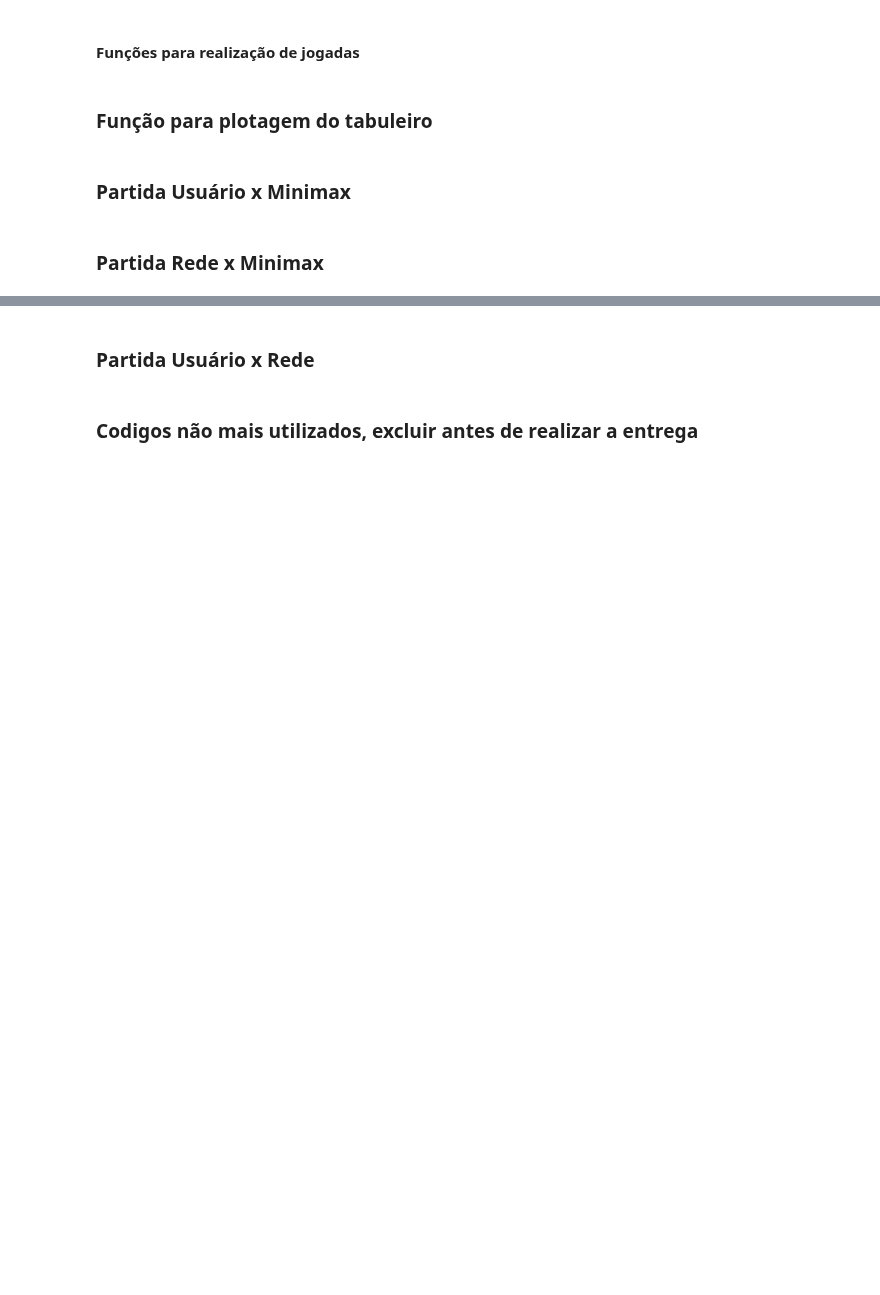
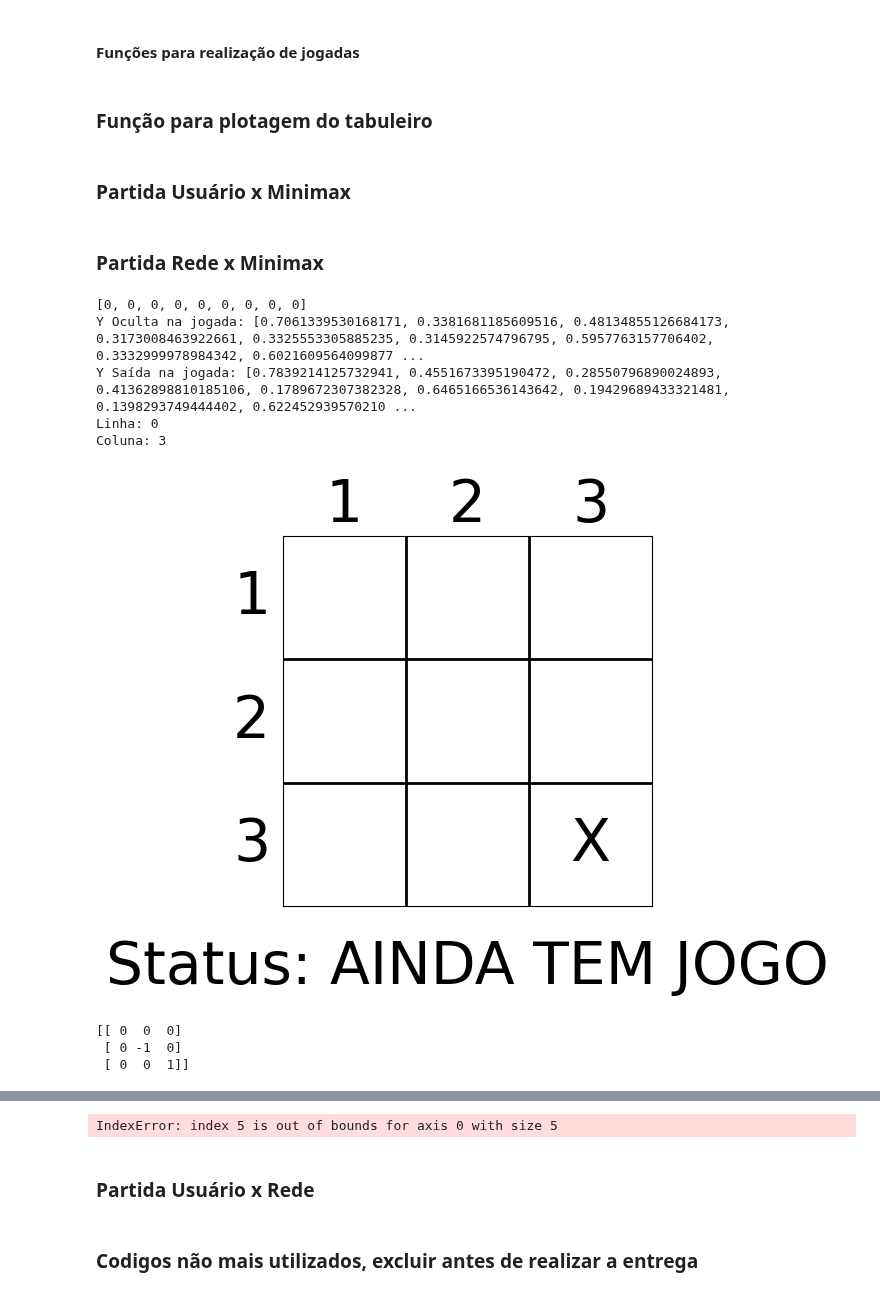
Before and after one commit to GuilhermeVSam/T1_IA, a Jupyter notebook: T2/T2.ipynb, the cells around one changed output, grey strips where cells are left out. Saved outputs shown, nothing was run; the diff lists cells and outputs as text; code cells hidden in the pictures; blank space fills up the shorter version.

Commit message:
Co-authored-by: Guilherme Velho Wojtysiak <GuilhermeVSam@users.noreply.github.com> Ajustes Rede e propagação

```diff
--- a/T2/T2.ipynb
+++ b/T2/T2.ipynb
@@ -54,13 +62,18 @@ class Neuronio:
         self.entrada = entrada
 
     def propagation(self,entrada):
-
+        # print(type(entrada))
         self.set_entrada(entrada)
         # entrada recebendo o valor de entrada para que possa ser alterado
         entrada =  self.entrada.copy()
 
         # Incluindo um valor 1 no inicío do array da entrada por causa do peso bias
-        entrada.insert(0,1)
+        if str(type(entrada)) == "<class 'list'>":
+            entrada.insert(0,1)
+        elif str(type(entrada)) == "<class 'numpy.ndarray'>":
+            entrada = np.insert(self.entrada.copy(), 0, 1)
+
+
         # print(f"Entrada : {entrada} Tamanho:{len(entrada)}")
         # print(f"Pesos : {self.pesos} Tamanho:{len(self.pesos)}")
         # print("entrada=",entrada)
@@ -845,0 +842,66 @@ dificuldade = set_dificuldade()
+# %%
+from IPython.display import clear_output
+
+# Convertendo a lista de jogadas em um array 3x3
+
+finalizar_jogo = False
+
+rede = Rede(array_pesos=geracao)
+
+dificuldade = 3
+
+while rede.get_geracao() <= rede.get_total_geracao():
+    partida = [0,0,0,0,0,0,0,0,0]
+    jogou = random.randint(1,4)
+    countRede = 0
+
+    finalizar_jogo = False
+
+    clear_output(wait=True)
+
+    while not finalizar_jogo:
+        #Jogada da rede
+        print(partida)
+        jogadaRede = rede.position(partida)
+        countRede += 1
+        linha = (jogadaRede -1) // 3 + 1
+        coluna = (jogadaRede -1) % 3 + 1
+        # print(f"Jogada da rede: {linha},{coluna}")
+        if valida_jogada(partida, linha, coluna):
+            partida = ajuste_jogada(partida, linha, coluna)
+            plot_board(partida,status_jogo(partida))
+        else:
+            print("Jogada não realizada")
+            if rede.get_geracao() < rede.get_total_geracao():
+                rede.heuristica("Invalida", countRede)
+
+            break
+
+        if status_jogo(partida) != 'AINDA TEM JOGO':
+            rede.heuristica(status_jogo(partida), countRede)
+            finalizar_jogo = True
+
+
+        partida = np.array(partida).reshape(3,3)
+        partida, ifJogou = jogada_COM(partida,dificuldade,jogou)
+        jogou += 1
+
+        partida = np.array(partida).reshape(9,)
+
+        status = status_jogo(partida)
+
+        plot_board(partida,status,ifJogou)
+
+        if status_jogo(partida) != 'AINDA TEM JOGO':
+            rede.heuristica(status_jogo(partida),countRede)
+            finalizar_jogo = True
+# %% [output]
+[0, 0, 0, 0, 0, 0, 0, 0, 0]
+Y Oculta na jogada: [0.7061339530168171, 0.3381681185609516, 0.48134855126684173, 0.3173008463922661, 0.3325553305885235, 0.3145922574796795, 0.5957763157706402, 0.3332999978984342, 0.6021609564099877 ...
+Y Saída na jogada: [0.7839214125732941, 0.4551673395190472, 0.28550796890024893, 0.41362898810185106, 0.1789672307382328, 0.6465166536143642, 0.19429689433321481, 0.1398293749444402, 0.622452939570210 ...
+Linha: 0
+Coluna: 3
+[figure, added]
+[[ 0  0  0]
+ [ 0 -1  0]
+ [ 0  0  1]]
@@ -846,3 +918,4 @@ dificuldade = set_dificuldade()
+IndexError: index 5 is out of bounds for axis 0 with size 5
 # %% [markdown]
 ### **Partida Usuário x Rede**
 # %%
```
Also changed, not shown: parts of 22 cells of this notebook.
